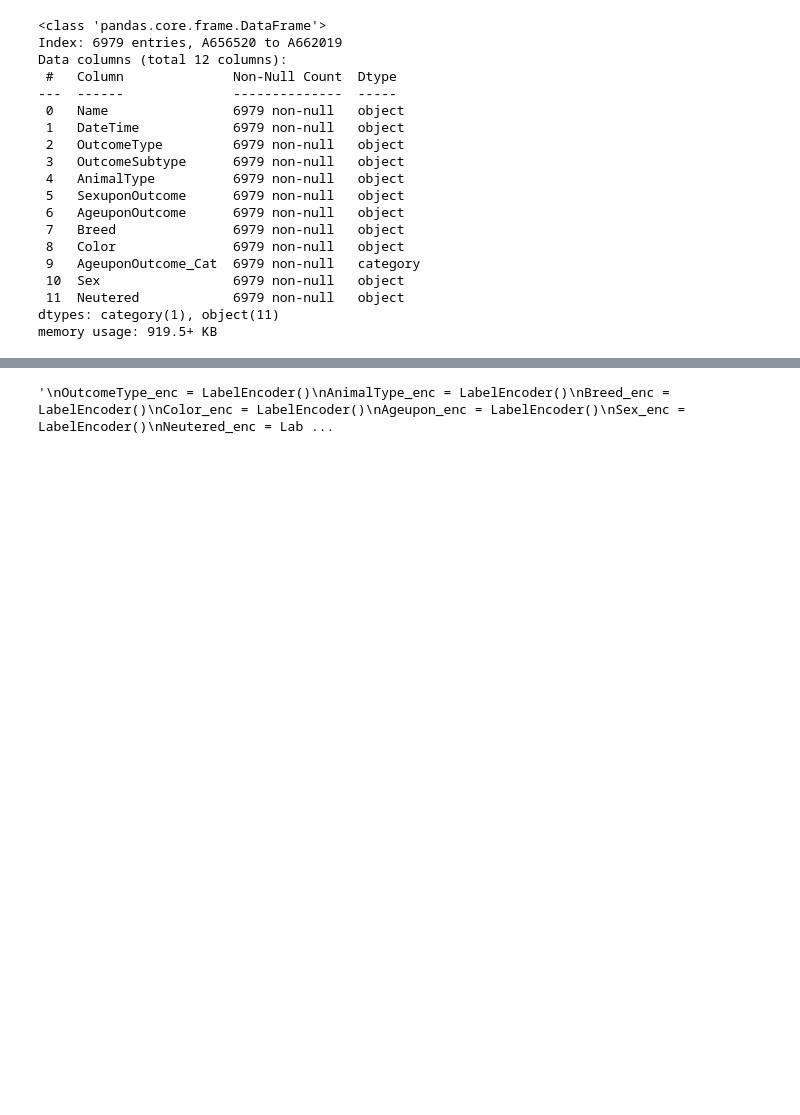
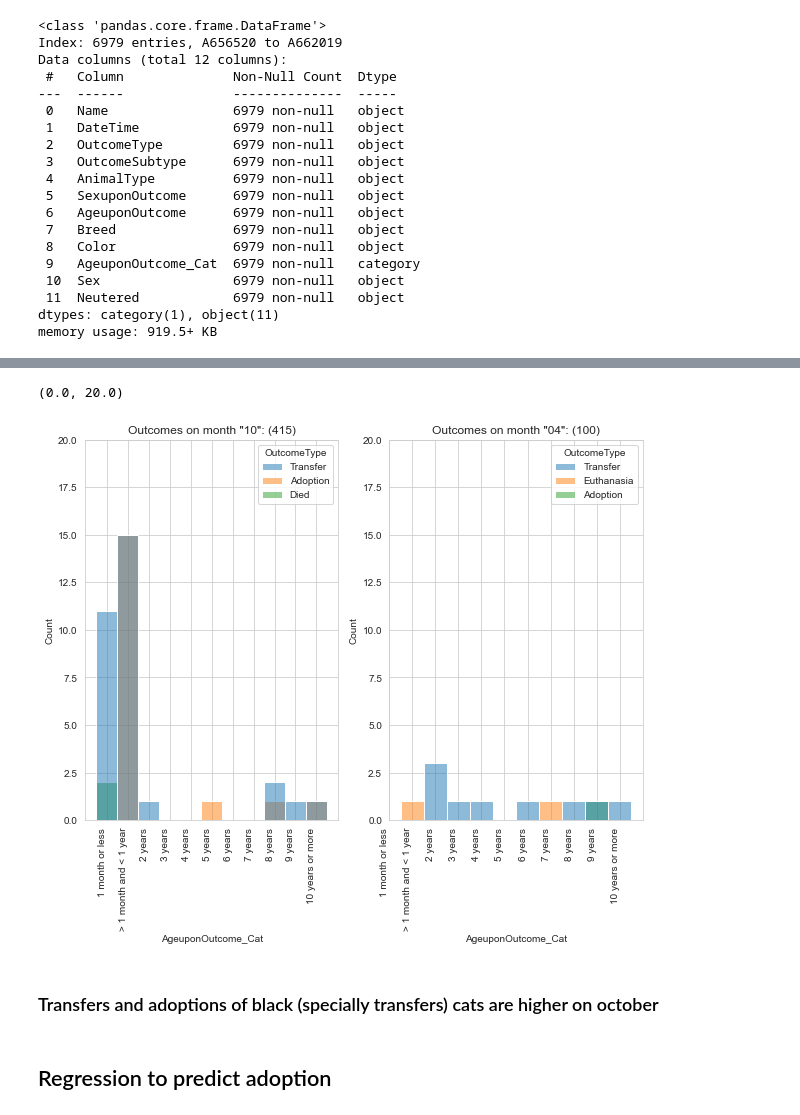
Before and after one commit to ironhack-bcn-data-pt/PR05-project-statistical-analysis, a Jupyter notebook: Project_05_pets.ipynb, the cells around one changed output, grey strips where cells are left out. Cells and saved outputs as stored; diff of their text form; code cells hidden in the pictures; blank space fills up the shorter version.

```diff
--- a/Project_05_pets.ipynb
+++ b/Project_05_pets.ipynb
@@ -645,3 +696,28 @@ since 7.426280131177968e-21 < 0.05 we reject the null hypothesis that the variab
+# %%
+fig, axes = plt.subplots(1,2,figsize=(10,7))
+
+_plot = sns.histplot(data=pet_df_octocats[pet_df_octocats.Color == 'Black'],x='AgeuponOutcome_Cat',hue='OutcomeType',ax=axes[0])
+_plot.set_xticklabels(labels=['1 month or less','> 1 month and < 1 year','2 years',
+                             '3 years','4 years','5 years',
+                             '6 years','7 years','8 years',
+                             '9 years','10 years or more'] , rotation=90, horizontalalignment='right')
+axes[0].set_title(f'Outcomes on month "10": ({len(pet_df_octocats.Color =="Black")})')
+axes[0].set_ylim(0,20)
+
+_plot = sns.histplot(data=pet_df_otherApricats[pet_df_otherApricats.Color == 'Black'],x='AgeuponOutcome_Cat',hue='OutcomeType',ax=axes[1])
+_plot.set_xticklabels(labels=['1 month or less','> 1 month and < 1 year','2 years',
+                             '3 years','4 years','5 years',
+                             '6 years','7 years','8 years',
+                             '9 years','10 years or more'] , rotation=90, horizontalalignment='right')
+axes[1].set_title(f'Outcomes on month "04": ({len(pet_df_otherApricats.Color =="Black")})')
+axes[1].set_ylim(0,20)
+# %% [output]
+(0.0, 20.0)
+[figure, added]
+# %% [markdown]
+### Transfers and adoptions of black (specially transfers) cats are higher on october
+# %% [markdown]
+## Regression to predict adoption
 # %%
 from sklearn.linear_model import LinearRegression
 from sklearn.feature_selection import RFE
@@ -652,12 +725,0 @@ from sklearn.linear_model import LogisticRegression
-# %%
-'''
-OutcomeType_enc = LabelEncoder()
-AnimalType_enc = LabelEncoder()
-Breed_enc = LabelEncoder()
-Color_enc = LabelEncoder()
-Ageupon_enc = LabelEncoder()
-Sex_enc = LabelEncoder()
-Neutered_enc = LabelEncoder()
-'''
-# %% [output]
-'\nOutcomeType_enc = LabelEncoder()\nAnimalType_enc = LabelEncoder()\nBreed_enc = LabelEncoder()\nColor_enc = LabelEncoder()\nAgeupon_enc = LabelEncoder()\nSex_enc = LabelEncoder()\nNeutered_enc = Lab ...
```
Also changed, not shown: parts of 110 cells of this notebook.
